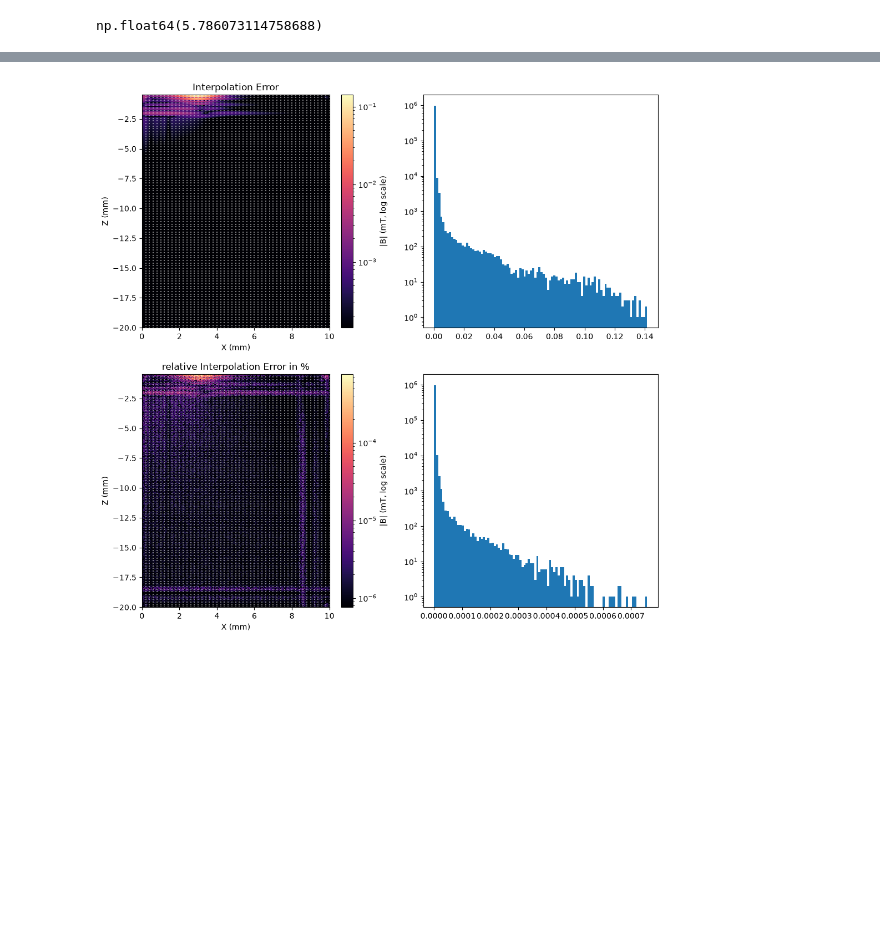
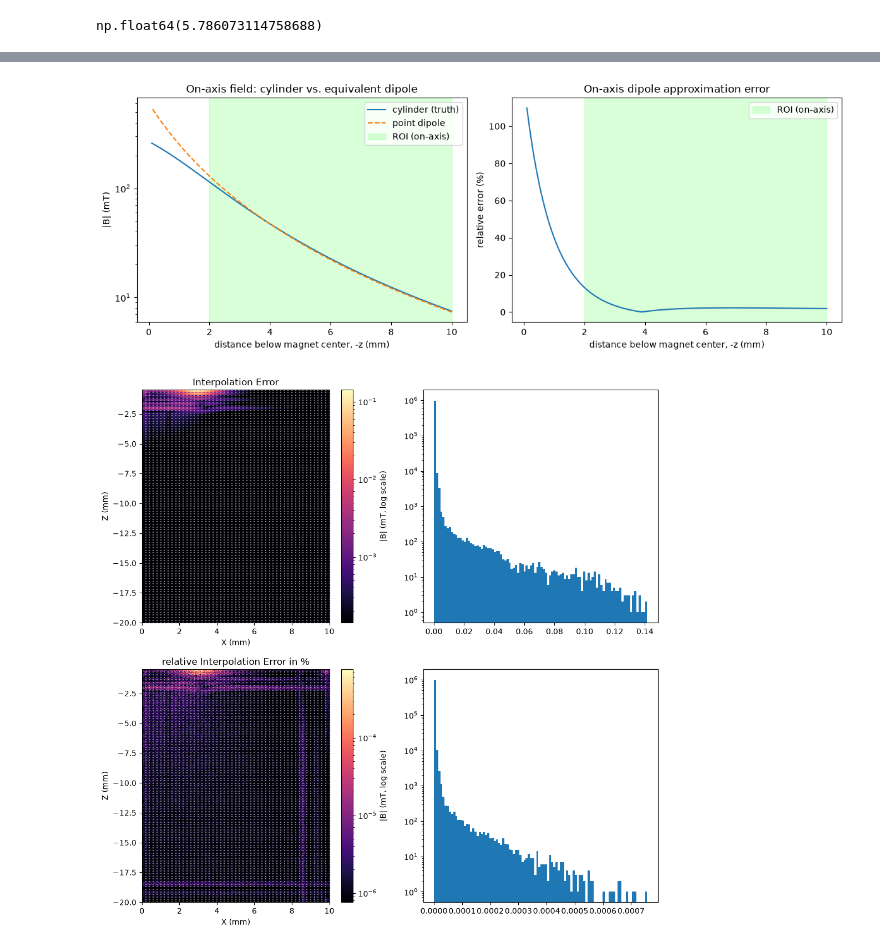
Before and after one commit to bartMarinissen/cad-mouse-mk2, a Jupyter notebook: magnet_field_model/field_approximation.ipynb, the cells around one changed output, grey strips where cells are left out. Cells and saved outputs as stored; diff of their text form; code cells hidden in the pictures; blank space fills up the shorter version.

```diff
--- a/magnet_field_model/field_approximation.ipynb
+++ b/magnet_field_model/field_approximation.ipynb
@@ -136,3 +220,33 @@ np.float64(5.786073114758688)
+# %%
+# On-axis (r=0) comparison, and where the dipole approximation converges to truth
+z_axis = np.linspace(Z_BOT, -0.1, 500)
+pts_axis = np.stack([np.zeros_like(z_axis), np.zeros_like(z_axis), z_axis], axis=-1)
+B_cyl_axis = np.linalg.norm(magnet.getB(pts_axis), axis=-1)
+B_dip_axis = np.linalg.norm(dipole.getB(pts_axis), axis=-1)
+axis_err_rel = 100 * np.abs(B_dip_axis - B_cyl_axis) / B_cyl_axis
+
+fig, ax = plt.subplots(1, 2, figsize=(12, 4.5))
+
+ax[0].plot(-z_axis, B_cyl_axis, label="cylinder (truth)")
+ax[0].plot(-z_axis, B_dip_axis, label="point dipole", linestyle="--")
+ax[0].axvspan(-Z_TOP, -Z_BOT, color="lime", alpha=0.15, label="ROI (on-axis)")
+ax[0].set_xlabel("distance below magnet center, -z (mm)")
+ax[0].set_ylabel("|B| (mT)")
+ax[0].set_yscale("log")
+ax[0].legend()
+ax[0].set_title("On-axis field: cylinder vs. equivalent dipole")
+
+ax[1].plot(-z_axis, axis_err_rel)
+ax[1].axvspan(-Z_TOP, -Z_BOT, color="lime", alpha=0.15, label="ROI (on-axis)")
+ax[1].set_xlabel("distance below magnet center, -z (mm)")
+ax[1].set_ylabel("relative error (%)")
+ax[1].set_title("On-axis dipole approximation error")
+ax[1].legend()
+
+fig.tight_layout()
+plt.show()
+# %% [output]
+[figure, added]
 # %%
 nx_interp, nz_interp = 51, 91
 x_interp_line = np.linspace(0, 10, nx_interp)
```
Also changed, not shown: parts of 8 cells of this notebook, 30 other files.
